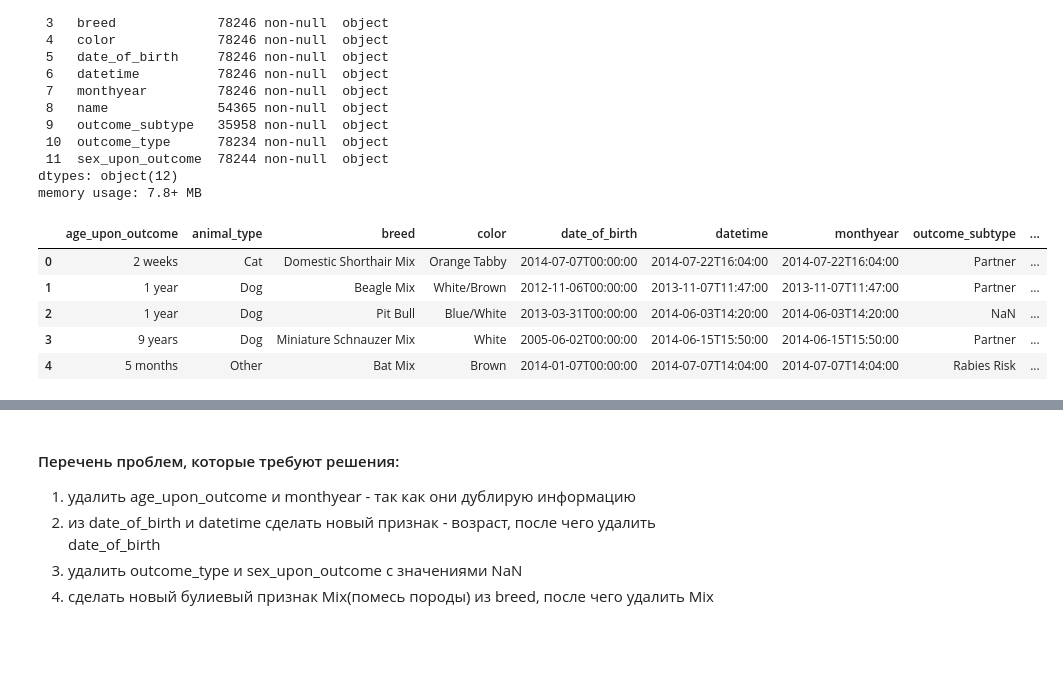
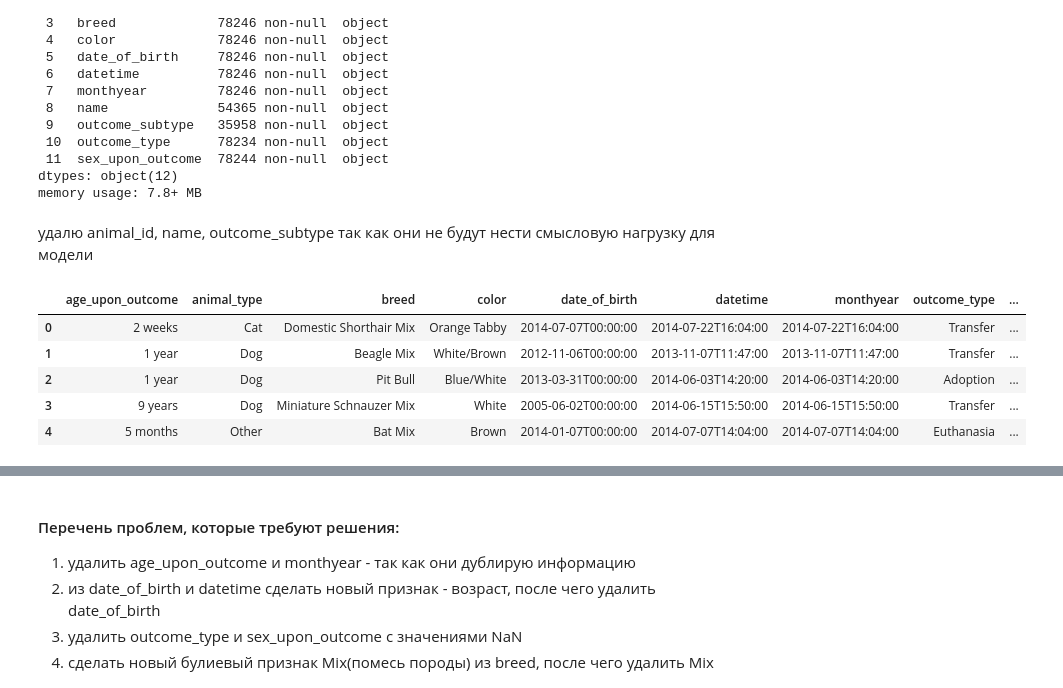
Before and after one commit to msavilov/DVP-8, a Jupyter notebook: 4_Feature_selection/dz_feature_selection.ipynb, the cells around one changed output, grey strips where cells are left out. Cells and saved outputs as stored; diff of their text form; code cells hidden in the pictures; blank space fills up the shorter version.

```diff
--- a/4_Feature_selection/dz_feature_selection.ipynb
+++ b/4_Feature_selection/dz_feature_selection.ipynb
@@ -65,17 +65,18 @@ Data columns (total 12 columns):
  11  sex_upon_outcome  78244 non-null  object
 dtypes: object(12)
 memory usage: 7.8+ MB
+# %% [markdown]
+удалю animal_id, name, outcome_subtype так как они не будут нести смысловую нагрузку для модели
 # %%
-#удалю animal_id и name так как они не будут нести смысловую нагрузку для модели
-data.drop(['animal_id', 'name'], axis=1, inplace=True)
+data.drop(['animal_id', 'name', 'outcome_subtype'], axis=1, inplace=True)
 data.head()
 # %% [output]
-|  | age_upon_outcome | animal_type | breed | color | date_of_birth | datetime | monthyear | outcome_subtype | ... |
-| 0 | 2 weeks | Cat | Domestic Shorthair Mix | Orange Tabby | 2014-07-07T00:00:00 | 2014-07-22T16:04:00 | 2014-07-22T16:04:00 | Partner | ... |
-| 1 | 1 year | Dog | Beagle Mix | White/Brown | 2012-11-06T00:00:00 | 2013-11-07T11:47:00 | 2013-11-07T11:47:00 | Partner | ... |
-| 2 | 1 year | Dog | Pit Bull | Blue/White | 2013-03-31T00:00:00 | 2014-06-03T14:20:00 | 2014-06-03T14:20:00 | NaN | ... |
-| 3 | 9 years | Dog | Miniature Schnauzer Mix | White | 2005-06-02T00:00:00 | 2014-06-15T15:50:00 | 2014-06-15T15:50:00 | Partner | ... |
-| 4 | 5 months | Other | Bat Mix | Brown | 2014-01-07T00:00:00 | 2014-07-07T14:04:00 | 2014-07-07T14:04:00 | Rabies Risk | ... |
+|  | age_upon_outcome | animal_type | breed | color | date_of_birth | datetime | monthyear | outcome_type | ... |
+| 0 | 2 weeks | Cat | Domestic Shorthair Mix | Orange Tabby | 2014-07-07T00:00:00 | 2014-07-22T16:04:00 | 2014-07-22T16:04:00 | Transfer | ... |
+| 1 | 1 year | Dog | Beagle Mix | White/Brown | 2012-11-06T00:00:00 | 2013-11-07T11:47:00 | 2013-11-07T11:47:00 | Transfer | ... |
+| 2 | 1 year | Dog | Pit Bull | Blue/White | 2013-03-31T00:00:00 | 2014-06-03T14:20:00 | 2014-06-03T14:20:00 | Adoption | ... |
+| 3 | 9 years | Dog | Miniature Schnauzer Mix | White | 2005-06-02T00:00:00 | 2014-06-15T15:50:00 | 2014-06-15T15:50:00 | Transfer | ... |
+| 4 | 5 months | Other | Bat Mix | Brown | 2014-01-07T00:00:00 | 2014-07-07T14:04:00 | 2014-07-07T14:04:00 | Euthanasia | ... |
 # %%
 import pandas_profiling
 # %%
```
Also changed, not shown: parts of 39 cells of this notebook.
